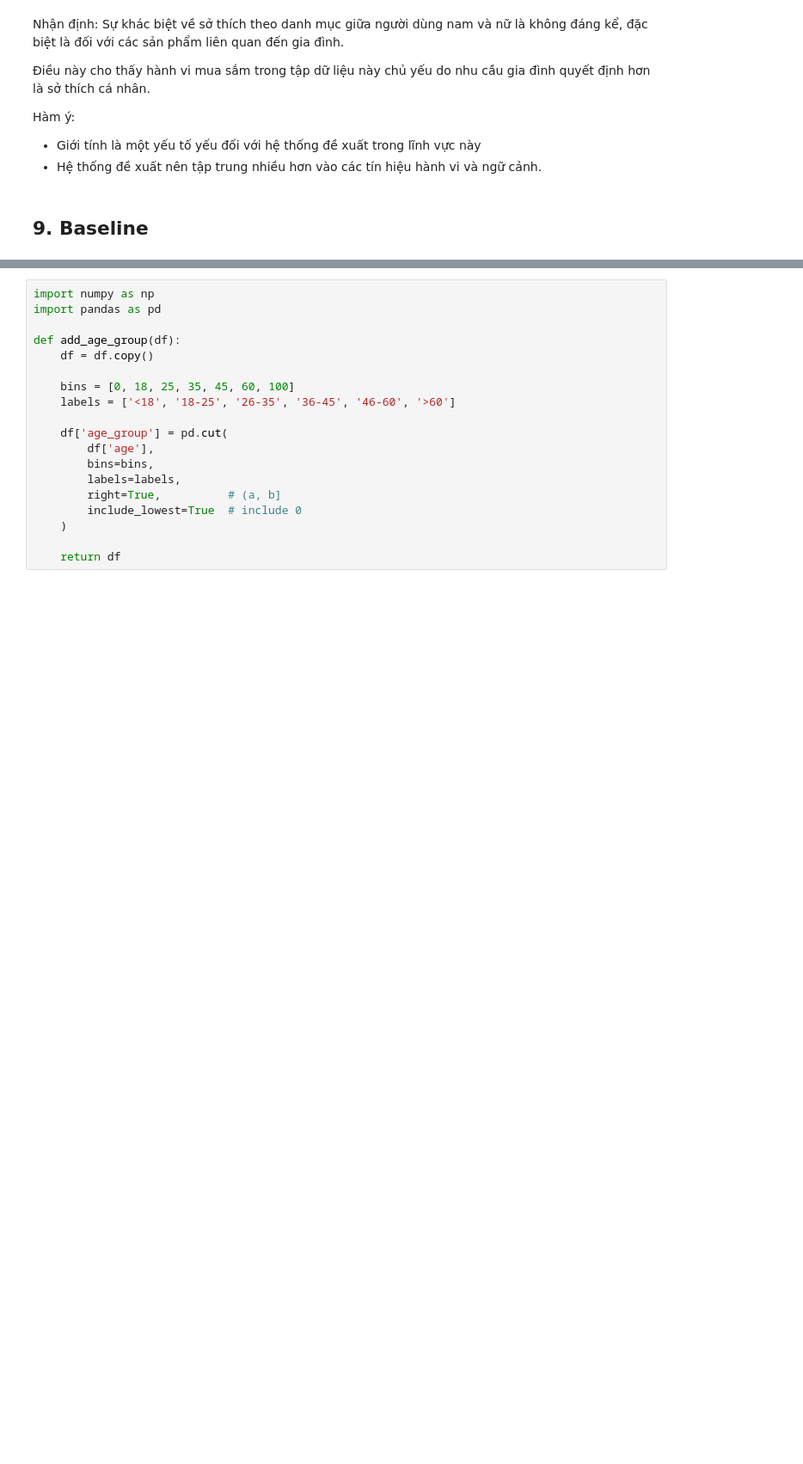
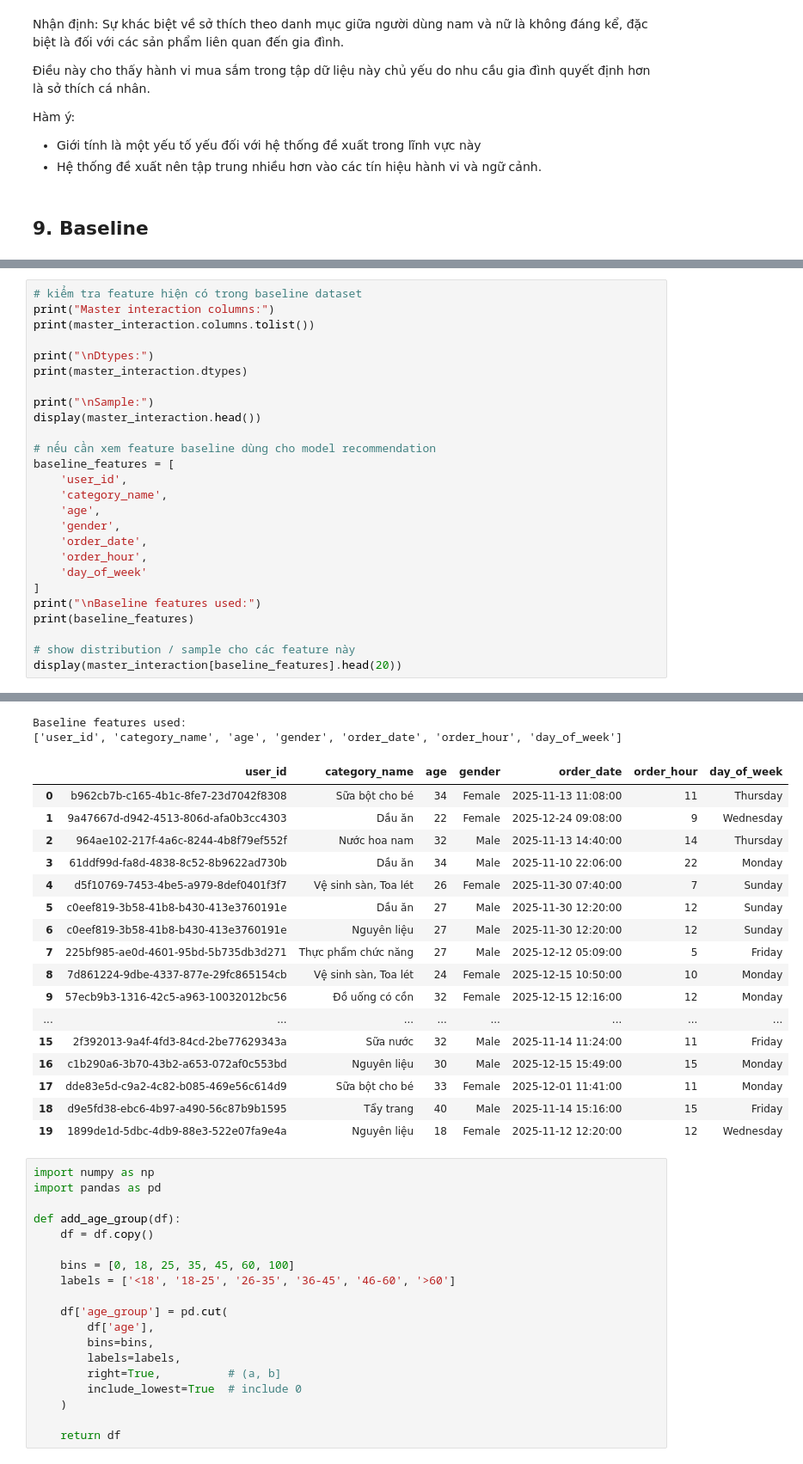
Before and after one commit to phupham14/vnshop, a Jupyter notebook: eda.ipynb, the cells around one changed output, grey strips where cells are left out. Shown at 86% size. Cells and saved outputs as stored; diff of their text form; blank space fills up the shorter version.

```diff
--- a/eda.ipynb
+++ b/eda.ipynb
@@ -1234,3 +1312,30 @@ master_interaction.head()
 | 2 | 237109 | ccda3682-64d8-4549-aded-4a382e97c64d | 15450 | False | 964ae102-217f-4a6c-8244-4b8f79ef552f | 2025-11-13 14:40:00 | 14 | Thursday | ... |
 | 3 | 234997 | 57f60526-716e-4167-aa08-e1406a204c4c | 1160 | False | 61ddf99d-fa8d-4838-8c52-8b9622ad730b | 2025-11-10 22:06:00 | 22 | Monday | ... |
 | 4 | 244152 | 64660773-bd82-43d5-a45e-67070bd72348 | 13785 | False | d5f10769-7453-4be5-a979-8def0401f3f7 | 2025-11-30 07:40:00 | 7 | Sunday | ... |
+# %%
+# kiểm tra feature hiện có trong baseline dataset
+print("Master interaction columns:")
+print(master_interaction.columns.tolist())
+
+print("\nDtypes:")
+print(master_interaction.dtypes)
+
+print("\nSample:")
+display(master_interaction.head())
+
+# nếu cần xem feature baseline dùng cho model recommendation
+baseline_features = [
+    'user_id',
+    'category_name',
+    'age',
+    'gender',
+    'order_date',
+    'order_hour',
+    'day_of_week'
+]
+print("\nBaseline features used:")
+print(baseline_features)
+
+# show distribution / sample cho các feature này
+display(master_interaction[baseline_features].head(20))
+# %% [output]
@@ -1237,3 +1367,22 @@ master_interaction.head()
+Baseline features used:
+['user_id', 'category_name', 'age', 'gender', 'order_date', 'order_hour', 'day_of_week']
+|  | user_id | category_name | age | gender | order_date | order_hour | day_of_week |
+| 0 | b962cb7b-c165-4b1c-8fe7-23d7042f8308 | Sữa bột cho bé | 34 | Female | 2025-11-13 11:08:00 | 11 | Thursday |
+| 1 | 9a47667d-d942-4513-806d-afa0b3cc4303 | Dầu ăn | 22 | Female | 2025-12-24 09:08:00 | 9 | Wednesday |
+| 2 | 964ae102-217f-4a6c-8244-4b8f79ef552f | Nước hoa nam | 32 | Male | 2025-11-13 14:40:00 | 14 | Thursday |
+| 3 | 61ddf99d-fa8d-4838-8c52-8b9622ad730b | Dầu ăn | 34 | Male | 2025-11-10 22:06:00 | 22 | Monday |
+| 4 | d5f10769-7453-4be5-a979-8def0401f3f7 | Vệ sinh sàn, Toa lét | 26 | Female | 2025-11-30 07:40:00 | 7 | Sunday |
+| 5 | c0eef819-3b58-41b8-b430-413e3760191e | Dầu ăn | 27 | Male | 2025-11-30 12:20:00 | 12 | Sunday |
+| 6 | c0eef819-3b58-41b8-b430-413e3760191e | Nguyên liệu | 27 | Male | 2025-11-30 12:20:00 | 12 | Sunday |
+| 7 | 225bf985-ae0d-4601-95bd-5b735db3d271 | Thực phẩm chức năng | 27 | Male | 2025-12-12 05:09:00 | 5 | Friday |
+| 8 | 7d861224-9dbe-4337-877e-29fc865154cb | Vệ sinh sàn, Toa lét | 24 | Female | 2025-12-15 10:50:00 | 10 | Monday |
+| 9 | 57ecb9b3-1316-42c5-a963-10032012bc56 | Đồ uống có cồn | 32 | Female | 2025-12-15 12:16:00 | 12 | Monday |
+| ... | ... | ... | ... | ... | ... | ... | ... |
+| 15 | 2f392013-9a4f-4fd3-84cd-2be77629343a | Sữa nước | 32 | Male | 2025-11-14 11:24:00 | 11 | Friday |
+| 16 | c1b290a6-3b70-43b2-a653-072af0c553bd | Nguyên liệu | 30 | Male | 2025-12-15 15:49:00 | 15 | Monday |
+| 17 | dde83e5d-c9a2-4c82-b085-469e56c614d9 | Sữa bột cho bé | 33 | Female | 2025-12-01 11:41:00 | 11 | Monday |
+| 18 | d9e5fd38-ebc6-4b97-a490-56c87b9b1595 | Tẩy trang | 40 | Male | 2025-11-14 15:16:00 | 15 | Friday |
+| 19 | 1899de1d-5dbc-4db9-88e3-522e07fa9e4a | Nguyên liệu | 18 | Female | 2025-11-12 12:20:00 | 12 | Wednesday |
 # %%
 import numpy as np
 import pandas as pd
```
Also changed, not shown: parts of 6 cells of this notebook.
